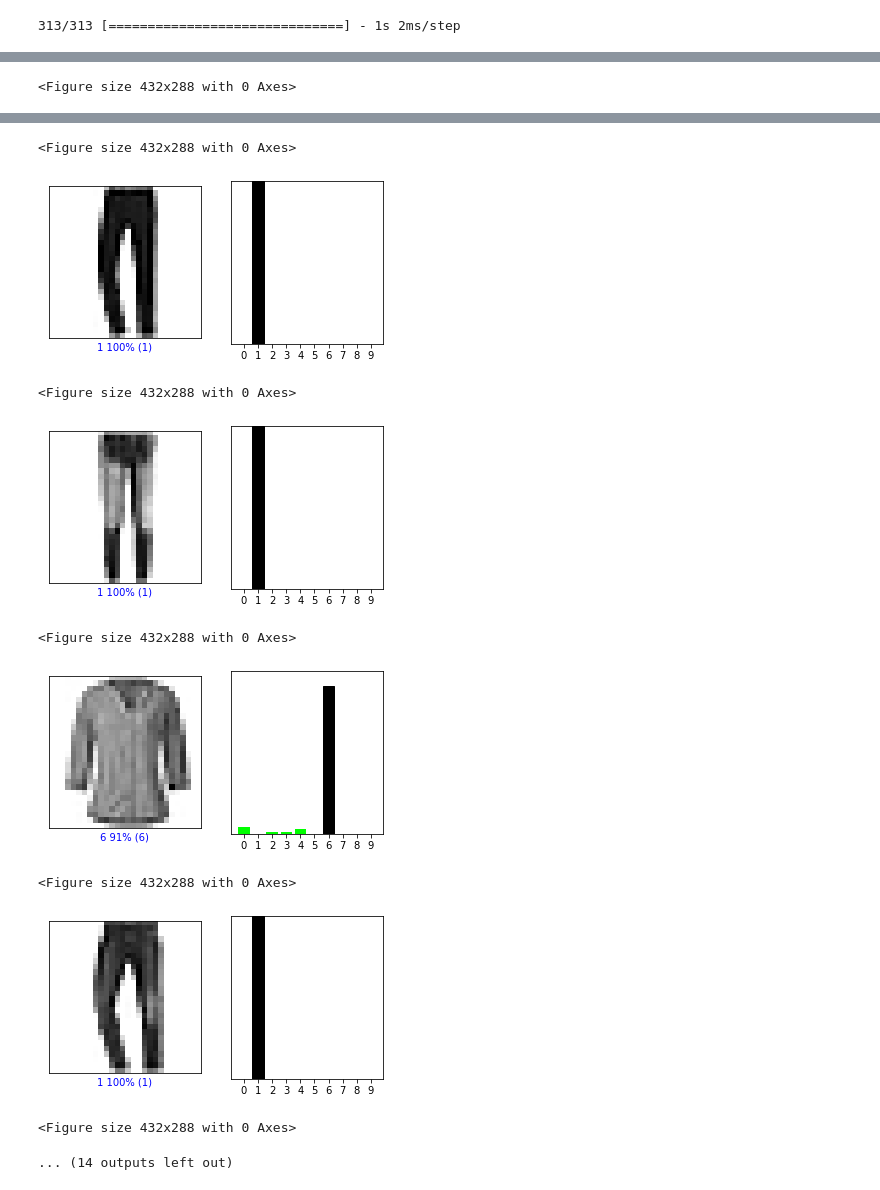
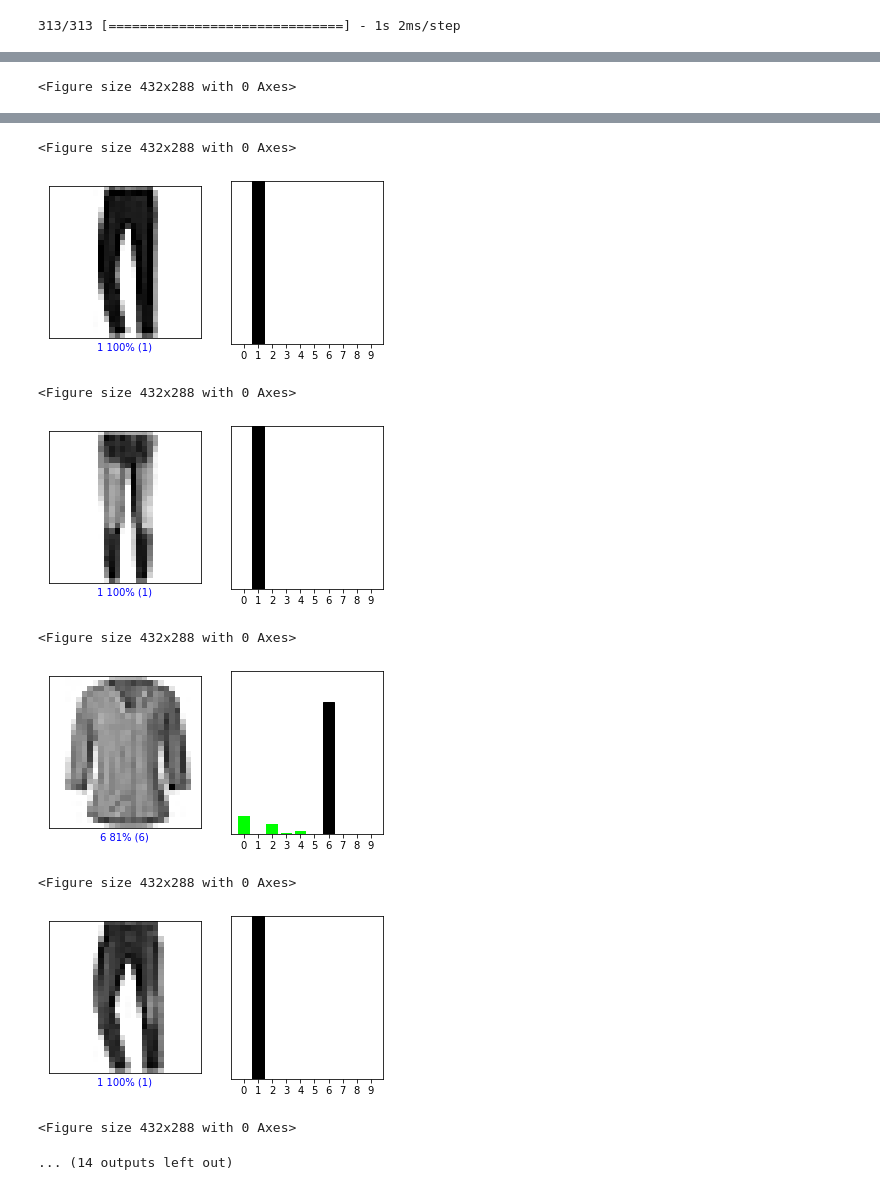
Before and after one commit to MartaAmoresCastillejo/AA_PRACTICA1_GRUPO_08-AA_PRACTICA1_GRUPO_, a Jupyter notebook: AA_PRÁCTICA2_GRUPO_10.ipynb, the cells around one changed output, grey strips where cells are left out. Cells and saved outputs as stored; diff of their text form; code cells hidden in the pictures.

```diff
--- a/AA_PRÁCTICA2_GRUPO_10.ipynb
+++ b/AA_PRÁCTICA2_GRUPO_10.ipynb
@@ -643,11 +828,11 @@ Trainable params: 93,386
 Non-trainable params: 320
 _________________________________________________________________
 # %%
-model.compile(optimizer='adam',
+modelc.compile(optimizer='adam',
               loss='sparse_categorical_crossentropy',
               metrics=['accuracy'])
 # %%
-model.fit(train_images, train_labels, epochs=5)
+modelc.fit(train_images, train_labels, epochs=5)
 
 test_loss, test_acc = model.evaluate(test_images,  test_labels)
 # %% [output]
@@ -664,0 +854,4 @@ Epoch 5/5
+# %%
+modelc.fit(train_images, train_labels, epochs=25)
+
+test_loss, test_acc = model.evaluate(test_images,  test_labels)
@@ -694,7 +905,7 @@ def plot_value_array(i, predictions_array, true_label):
   thisplot[predicted_label].set_color('red')
   thisplot[true_label].set_color('black')
 # %%
-predictions = model.predict(test_images)
+predictionsc = modelc.predict(test_images)
 
 test_labels=test_labels.reshape(10000,)
 # %% [output]
@@ -703,9 +914,9 @@ test_labels=test_labels.reshape(10000,)
 for i in range(0,13):
   plt.figure(figsize=(6,3))
   plt.subplot(1,2,1)
-  plot_image(i, predictions[i], test_labels, test_images.reshape(10000,28,28))
+  plot_image(i, predictionsc[i], test_labels, test_images.reshape(10000,28,28))
   plt.subplot(1,2,2)
-  plot_value_array(i, predictions[i],  test_labels)
+  plot_value_array(i, predictionsc[i],  test_labels)
   plt.show()
   plt.clf()
 # %% [output]
@@ -715,9 +926,9 @@ for i in range(0,13):
 <Figure size 432x288 with 0 Axes>
 [figure]
 <Figure size 432x288 with 0 Axes>
 [figure]
 <Figure size 432x288 with 0 Axes>
-[figure, old version]
+[figure, new version]
 <Figure size 432x288 with 0 Axes>
 [figure]
 <Figure size 432x288 with 0 Axes>
```
Also changed, not shown: parts of 47 cells of this notebook.
